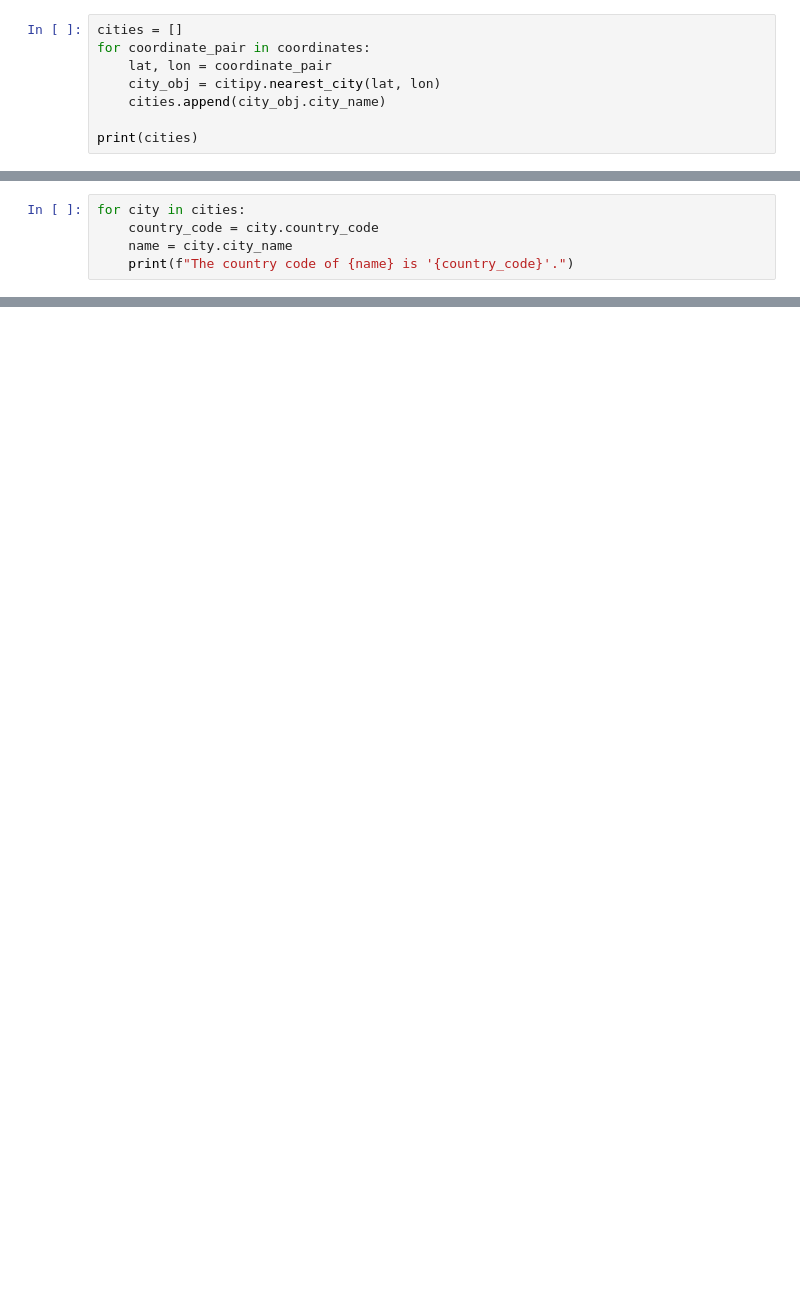
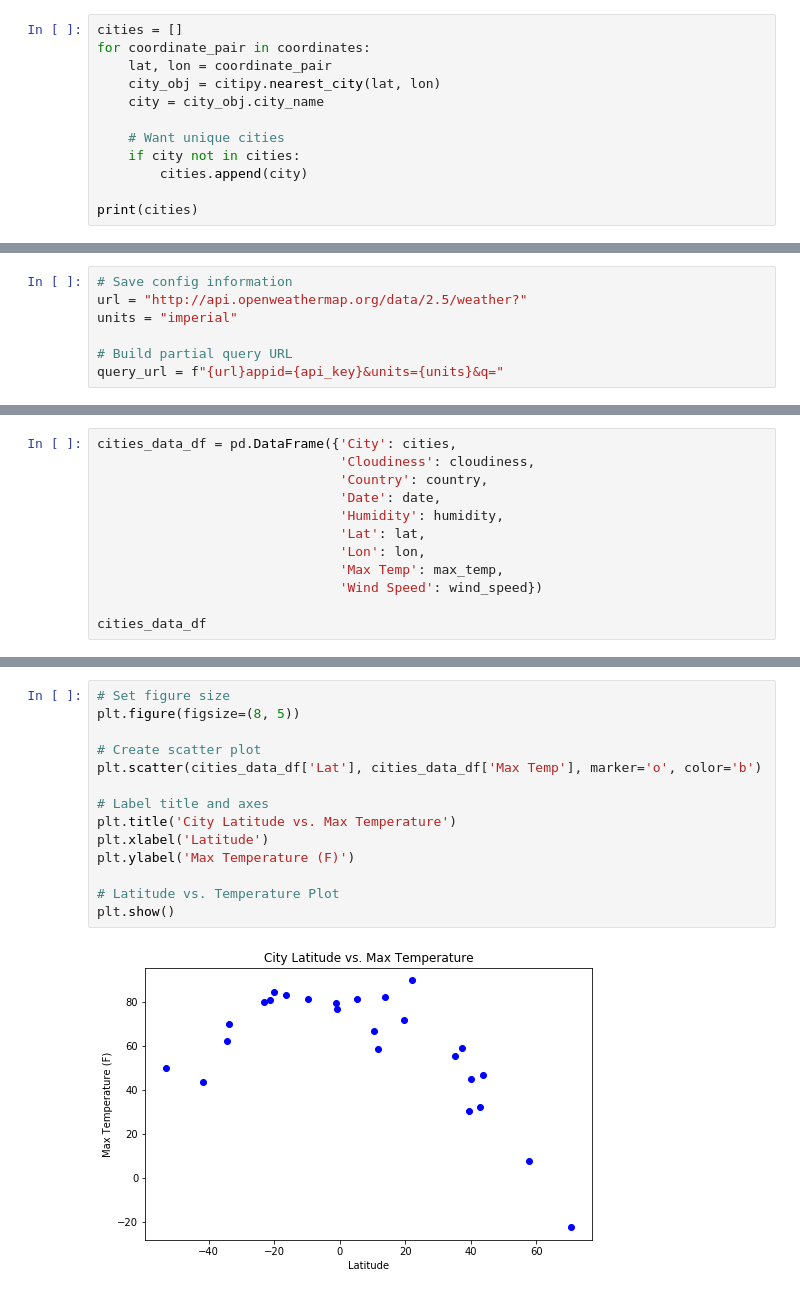
Before and after one commit to Jayleh/weatherpy, a Jupyter notebook: weatherpy.ipynb, the cells around one changed output, grey strips where cells are left out. Saved outputs shown, nothing was run; the diff lists cells and outputs as text; blank space fills up the shorter version.

Commit message:
completed plots, need to debug try and except in api calls

```diff
--- a/weatherpy.ipynb
+++ b/weatherpy.ipynb
@@ -25,7 +27,11 @@ cities = []
 for coordinate_pair in coordinates:
     lat, lon = coordinate_pair
     city_obj = citipy.nearest_city(lat, lon)
-    cities.append(city_obj.city_name)
+    city = city_obj.city_name
+
+    # Want unique cities
+    if city not in cities:
+        cities.append(city)
 
 print(cities)
 # %% [output]
@@ -33,5 +38,0 @@ print(cities)
-# %%
-for city in cities:
-    country_code = city.country_code
-    name = city.city_name
-    print(f"The country code of {name} is '{country_code}'.")
@@ -64,0 +41,7 @@ The current weather summary for Paris is: ('Paris', 1.24).
+# %%
+# Save config information
+url = "http://api.openweathermap.org/data/2.5/weather?"
+units = "imperial"
+
+# Build partial query URL
+query_url = f"{url}appid={api_key}&units={units}&q="
@@ -64,0 +107,12 @@ The current weather summary for Paris is: ('Paris', 1.24).
+# %%
+cities_data_df = pd.DataFrame({'City': cities,
+                               'Cloudiness': cloudiness,
+                               'Country': country,
+                               'Date': date,
+                               'Humidity': humidity,
+                               'Lat': lat,
+                               'Lon': lon,
+                               'Max Temp': max_temp,
+                               'Wind Speed': wind_speed})
+
+cities_data_df
@@ -64,0 +139,16 @@ The current weather summary for Paris is: ('Paris', 1.24).
+# %%
+# Set figure size
+plt.figure(figsize=(8, 5))
+
+# Create scatter plot
+plt.scatter(cities_data_df['Lat'], cities_data_df['Max Temp'], marker='o', color='b')
+
+# Label title and axes
+plt.title('City Latitude vs. Max Temperature')
+plt.xlabel('Latitude')
+plt.ylabel('Max Temperature (F)')
+
+# Latitude vs. Temperature Plot
+plt.show()
+# %% [output]
+[figure, added]
```
Also changed, not shown: parts of 19 cells of this notebook.
